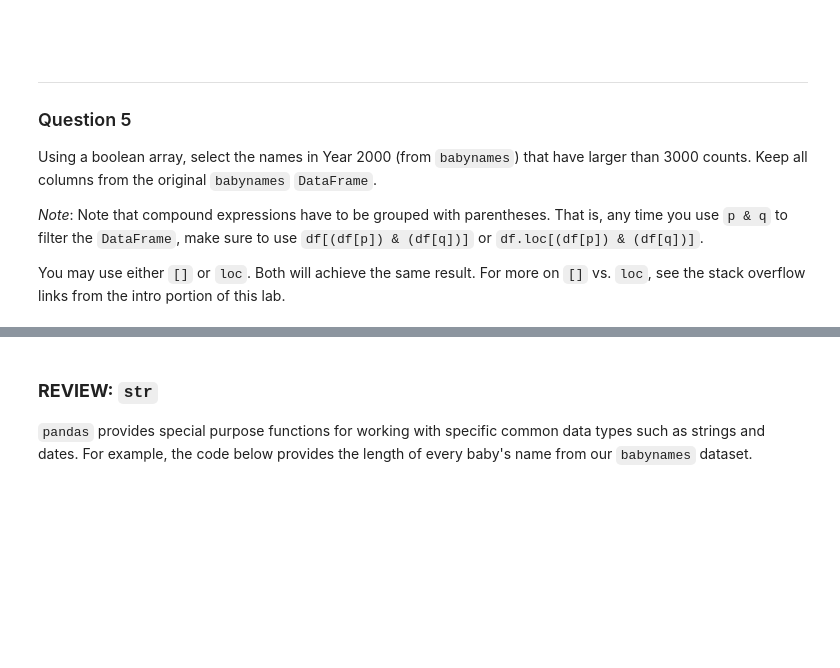
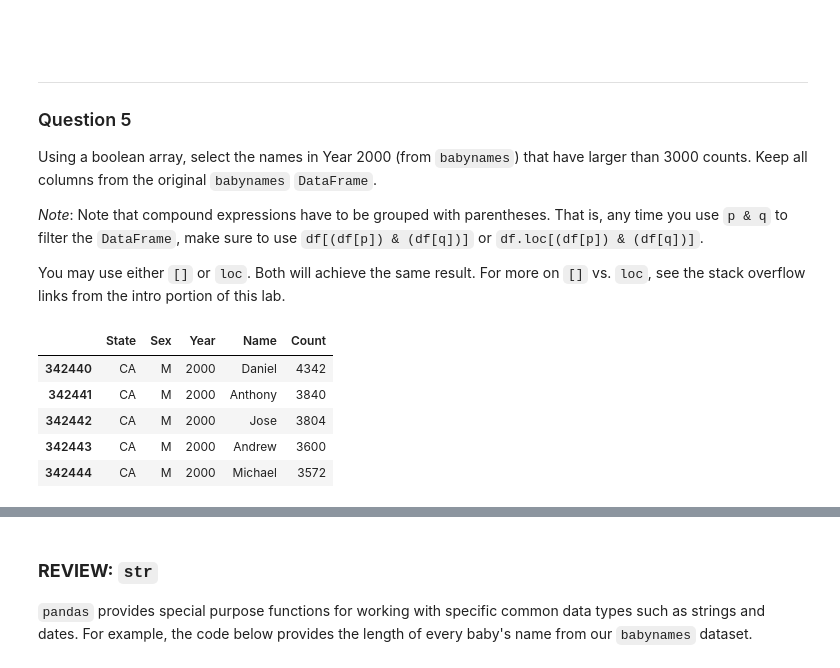
Before and after one commit to DilshodbekIkromov/data100, a Jupyter notebook: lab/lab02A/lab02A.ipynb, the cells around one changed output, grey strips where cells are left out. Drawn from its saved outputs; the diff is of its cells as text; code cells hidden in the pictures; blank space fills up the shorter version.

```diff
--- a/lab/lab02A/lab02A.ipynb
+++ b/lab/lab02A/lab02A.ipynb
@@ -502,7 +546,14 @@ _Note_: Note that compound expressions have to be grouped with parentheses. That
 
 You may use either `[]` or `loc`. Both will achieve the same result. For more on `[]` vs. `loc`, see the stack overflow links from the intro portion of this lab.
 # %%
-result = ...
+result = babynames[(babynames['Count']>3000) & (babynames['Year'] == 2000) ]
 result.head()
+# %% [output]
+|  | State | Sex | Year | Name | Count |
+| 342440 | CA | M | 2000 | Daniel | 4342 |
+| 342441 | CA | M | 2000 | Anthony | 3840 |
+| 342442 | CA | M | 2000 | Jose | 3804 |
+| 342443 | CA | M | 2000 | Andrew | 3600 |
+| 342444 | CA | M | 2000 | Michael | 3572 |
 # %%
 grader.check("q5")
```
Also changed, not shown: parts of 17 cells of this notebook, 4 other files.
